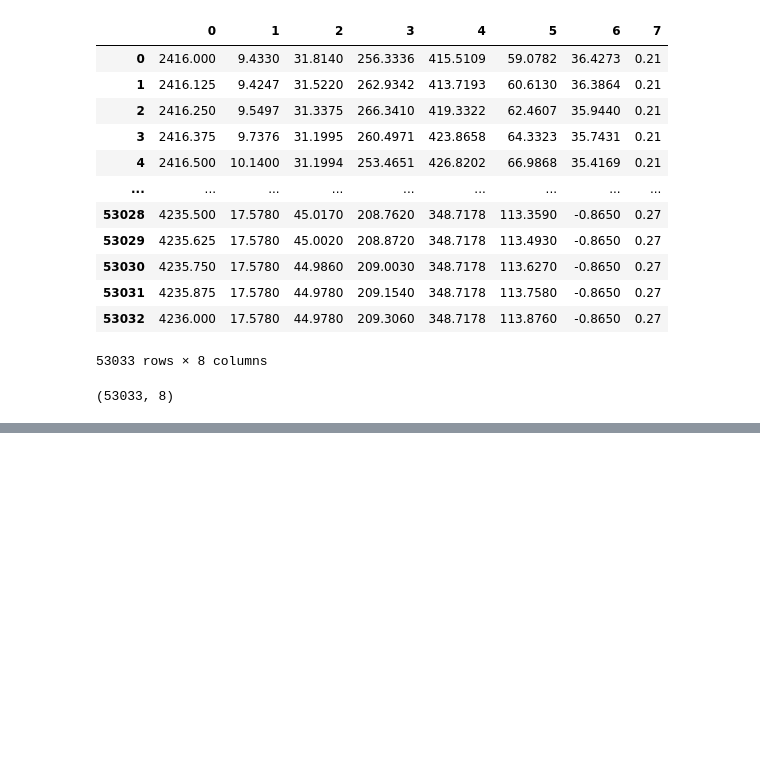
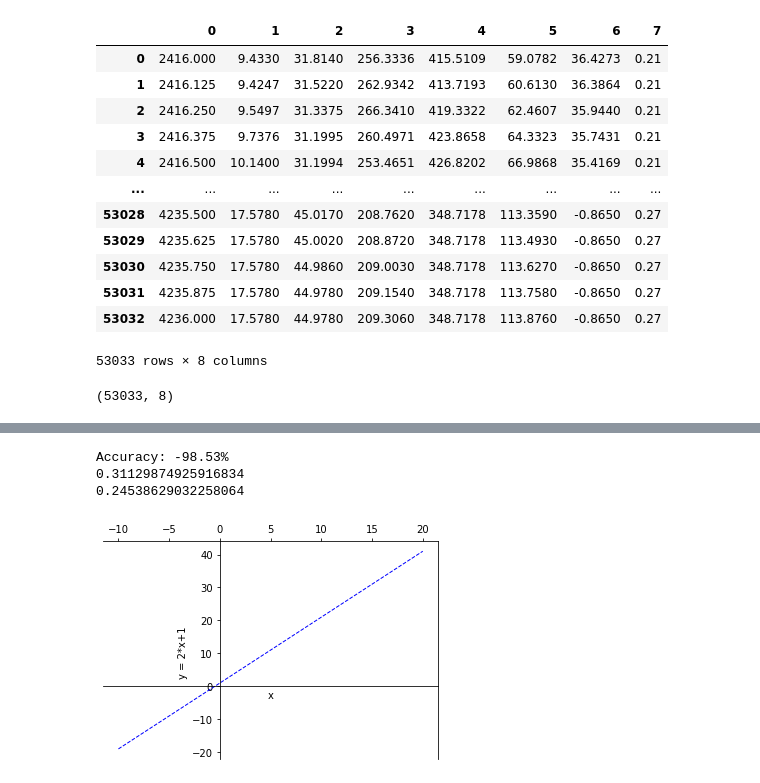
Before and after one commit to GitHublearnersyr/TOC-pro, a Jupyter notebook: 处理数据.ipynb, the cells around one changed output, grey strips where cells are left out. Drawn from its saved outputs; the diff is of its cells as text; code cells hidden in the pictures; blank space fills up the shorter version.

```diff
--- a/处理数据.ipynb
+++ b/处理数据.ipynb
@@ -347,0 +484,61 @@ Y[0]
+# %%
+seed = 5
+test_size = 0.3;#Ts#0.2
+X_train, X_test, y_train, y_test = train_test_split(X, Y, test_size=test_size, random_state=seed)
+ # 拟合XGBoost模型
+model = XGBClassifier(
+    learning_rate =0.05,#0.3
+    n_estimators=15,#80
+    max_depth=3,#5
+    min_child_weight=9,#6
+    gamma=9,#0.2
+    alpha=0.5,#0.5
+    subsample=1,#Ssi
+    colsample_bytree=1,#Cs#0.6
+    seed=5)
+
+model.fit(X_train,y_train)
+            # 对测试集做预测
+y_Pred = model.predict(X_Test)
+           #准确率
+Accuracy = explained_variance_score(y_Ture,y_Pred)
+print("Accuracy: %.2f%%" % (Accuracy * 100.0))
+import numpy as np
+from sklearn import metrics
+rmse=np.sqrt(metrics.mean_squared_error(y_Ture, y_Pred))
+print(rmse)
+#平均绝对误差
+from sklearn.metrics import mean_absolute_error
+print(mean_absolute_error(y_Ture,y_Pred))
+# %% [output]
+Accuracy: -98.53%
+0.31129874925916834
+0.24538629032258064
+# %%
+import numpy as np
+import matplotlib.pyplot as plt
+import math
+import pandas as pd
+
+
+
+if __name__ == '__main__':
+
+    x = np.linspace(-10,20,60)
+    y = 2*x+1
+    plt.plot(x,y,'b--',linewidth=1)
+    # plt.xlim(1,10)
+    plt.xlabel("x")
+    plt.ylabel("y = 2*x+1 ")
+
+    ax = plt.gca()  # gca = get current axis
+    ax.spines['right'].set_color('None')    #将right和top的线条去掉（图上方和右边的边框）
+    ax.spines['top'].set_color('None')
+    ax.xaxis.set_ticks_position("top")   #设置x轴
+    ax.yaxis.set_ticks_position("left")     #设置y轴
+    ax.spines['bottom'].set_position(('data',0))    #设置x轴位置
+    ax.spines['left'].set_position(('data', 0))
+
+    plt.show()
+# %% [output]
+[figure, added]
```
Also changed, not shown: parts of 40 cells of this notebook.
